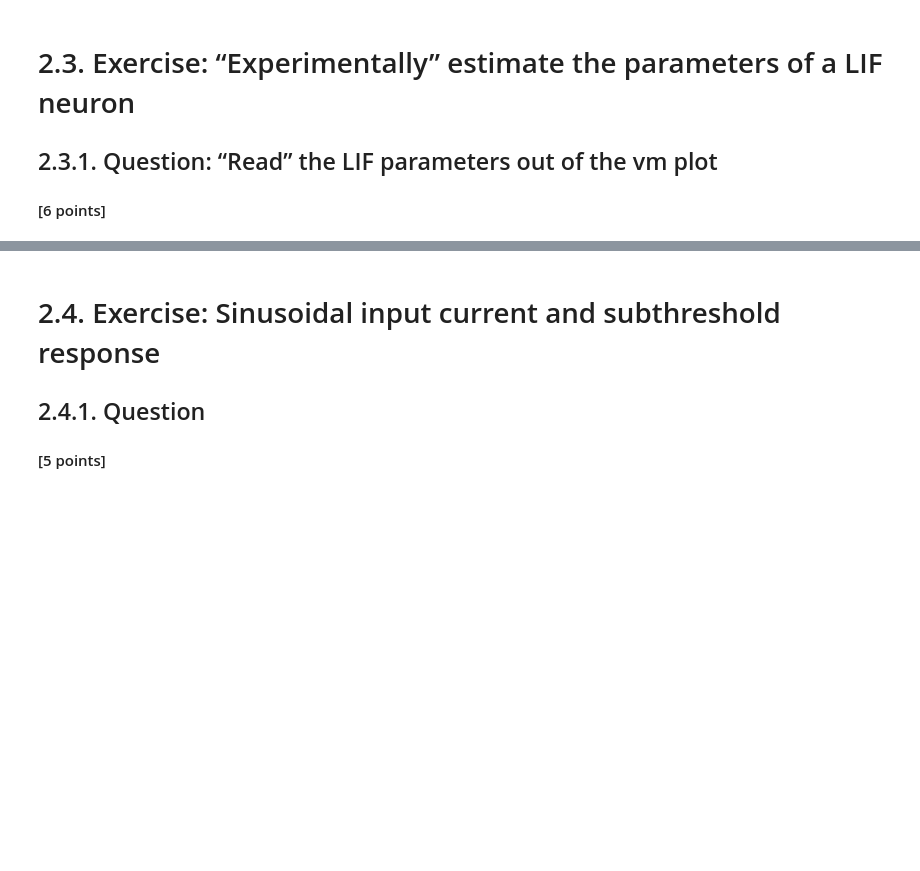
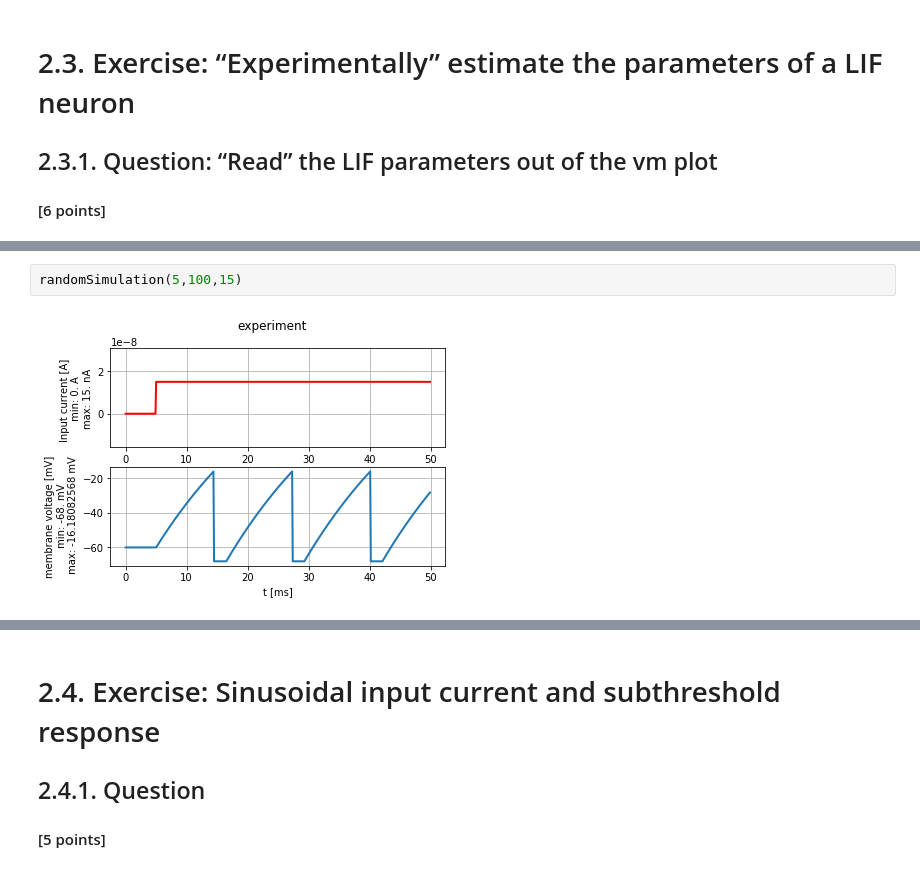
Before and after one commit to Shrecki/BioModNN, a Jupyter notebook: Ex2_Fabrice_Guibert_000.ipynb, the cells around one changed output, grey strips where cells are left out. Cells and saved outputs as stored; diff of their text form; blank space fills up the shorter version.

```diff
--- a/Ex2_Fabrice_Guibert_000.ipynb
+++ b/Ex2_Fabrice_Guibert_000.ipynb
@@ -239,0 +252,4 @@ plot_tools.plot_voltage_and_current_traces(state_monitor, test_current, title="e
+# %%
+randomSimulation(5,100,15)
+# %% [output]
+[figure, added]
```
Also changed, not shown: parts of 15 cells of this notebook.
